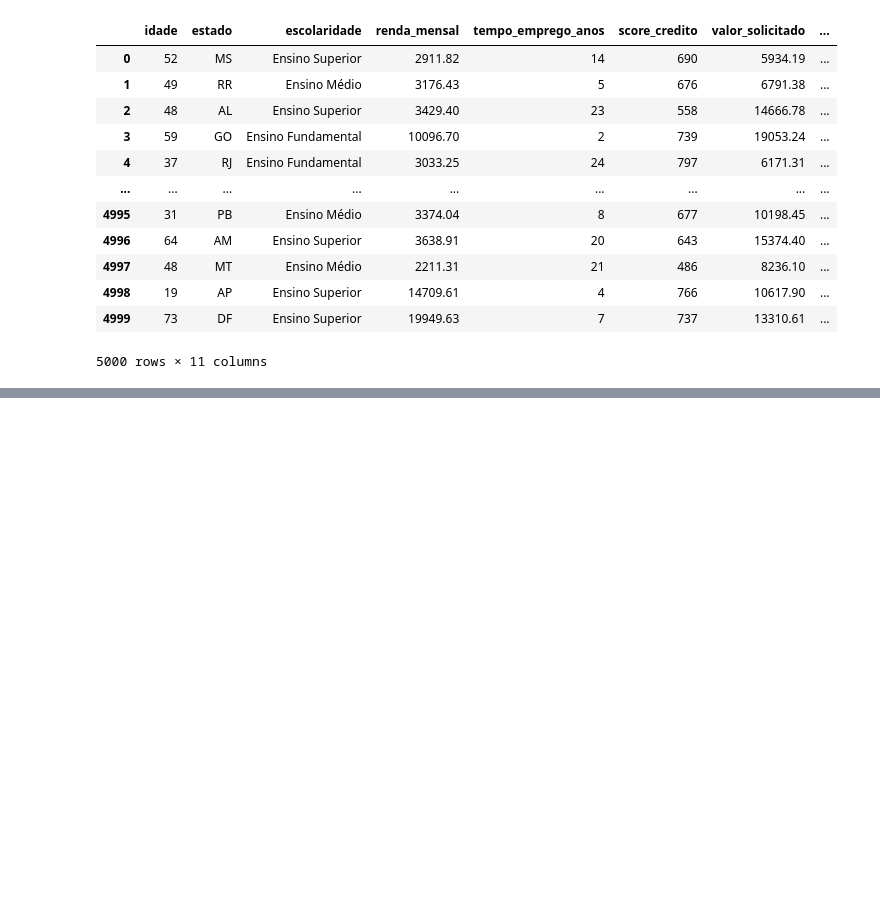
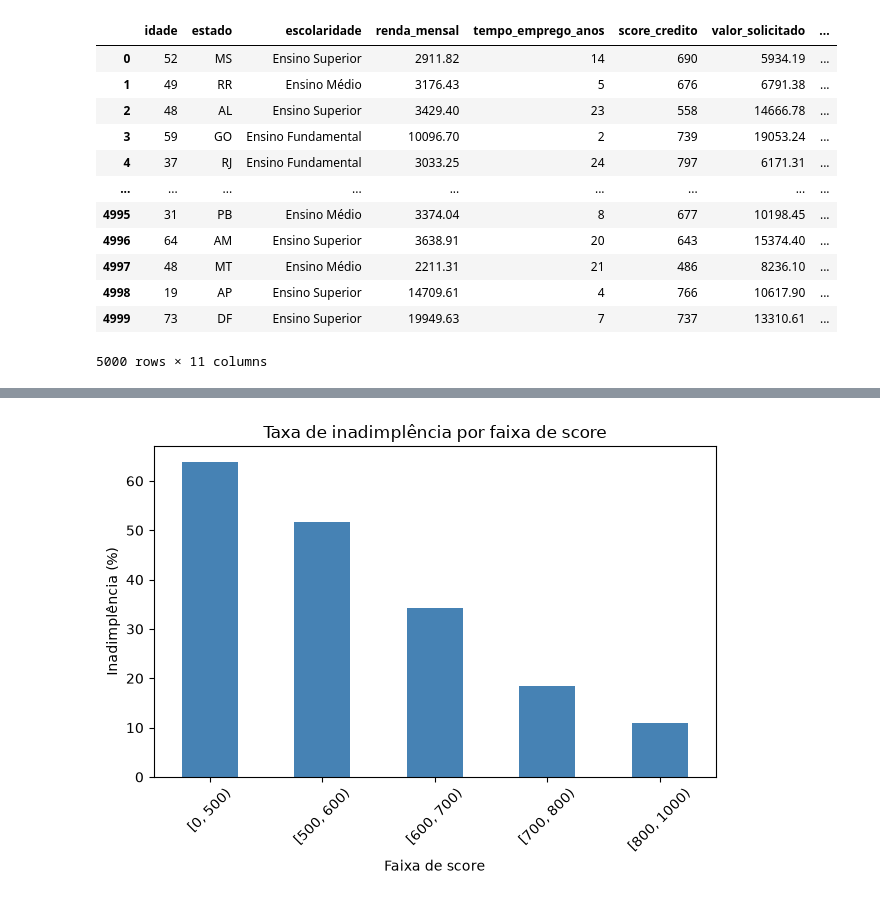
Before and after one commit to dinizjr/Trilha-IA, a Jupyter notebook: Analise-Credito/AnaliseCredito.ipynb, the cells around one changed output, grey strips where cells are left out. Drawn from its saved outputs; the diff is of its cells as text; code cells hidden in the pictures; blank space fills up the shorter version.

Commit message:
Inadimplencia por Faixa Score

```diff
--- a/Analise-Credito/AnaliseCredito.ipynb
+++ b/Analise-Credito/AnaliseCredito.ipynb
@@ -19,0 +48,18 @@ dt
+# %%
+faixas_score = pd.cut(
+    df["score_credito"],
+    bins=[0, 500, 600, 700, 800, 1000],
+    right=False
+)
+
+taxa_score = (
+    df.groupby(faixas_score, observed=False)["inadimplente"]
+      .agg(["count", "mean"])
+)
+
+taxa_score["mean"] = taxa_score["mean"] * 100
+
+display(taxa_score.rename(columns={
+    "count": "quantidade",
+    "mean": "taxa_inadimplencia_%"
+}))
@@ -19,0 +74,11 @@ dt
+# %%
+taxa_score["mean"].plot(kind="bar", color="steelblue")
+
+plt.title("Taxa de inadimplência por faixa de score")
+plt.xlabel("Faixa de score")
+plt.ylabel("Inadimplência (%)")
+plt.xticks(rotation=45)
+plt.tight_layout()
+plt.show()
+# %% [output]
+[figure, added]
```
Also changed, not shown: parts of 5 cells of this notebook.
